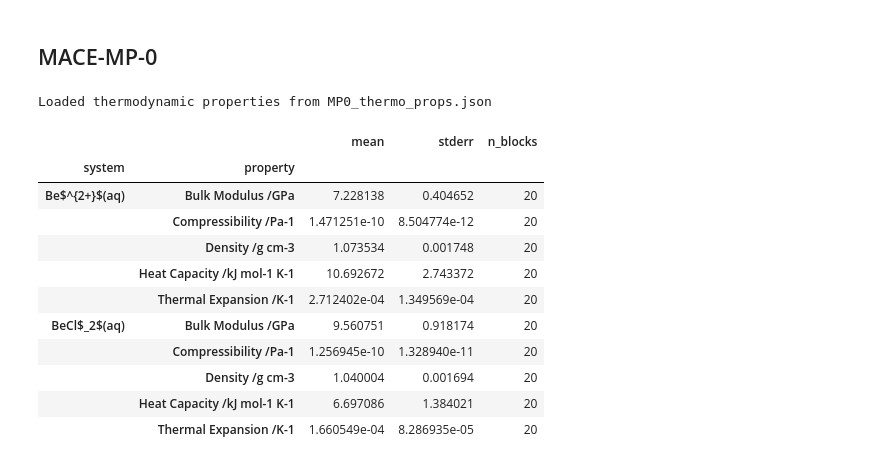
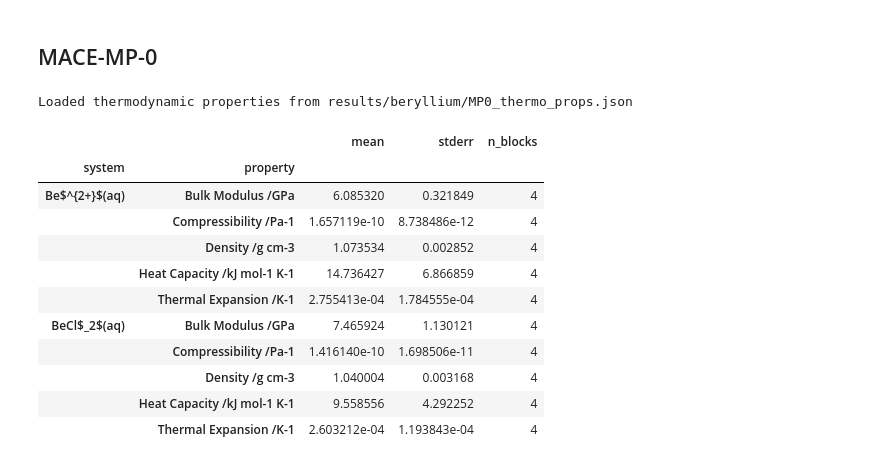
Before and after one commit to viktorsvahn/water, a Jupyter notebook: beryllium.ipynb, the cells around one changed output. Cells and saved outputs as stored; diff of their text form; code cells hidden in the pictures.

Commit message:
Block averaging is now based on a buffer_factor mulitplied by the correlation time

```diff
--- a/beryllium.ipynb
+++ b/beryllium.ipynb
@@ -28,7 +28,7 @@ plt.rcParams.update({'font.size': 14})
 # %% [markdown]
 # Structure
 # %%
-MP0_data = hf.load_data(MP0_paths, root_dir=data_path, fname='travis/rdf_Be_O_[Be1r_O1o].csv')
+MP0_rdf_data = hf.load_data(MP0_paths, root_dir=data_path, fname='travis/rdf_Be_O_[Be1r_O1o].csv')
 # %% [output]
 Loading data for 'Be$^{2+}$(aq)' from '../data/MACE-MP-0/112_water/Be2+/travis/rdf_Be_O_[Be1r_O1o].csv'
 Loading data for 'BeCl$_2$(aq)' from '../data/MACE-MP-0/112_water/BeCl2/travis/rdf_Be_O_[Be1r_O1o].csv'
@@ -75,26 +75,26 @@ plt.show()
 # %% [markdown]
 ## MACE-MP-0
 # %%
-thermo_df = hf.cached_thermo_props(
-    'MP0_thermo_props.json',
+MP0_thermo_df = hf.cached_thermo_props(
+    'results/beryllium/MP0_thermo_props.json',
     MP0_paths,
     data_path,
     temperature=350.0,
-    correlation_times={"density": 500, "enthalpy": 500, "heat_capacity": 500, "compressibility": 500, "bulk_modulus": 500, "thermal_expansion": 500},
-    block_factor=10,
+    correlation_times={"density": 500, "heat_capacity": 500, "compressibility": 500, "bulk_modulus": 500, "thermal_expansion": 500},
+    block_factor=5,
 )
-thermo_df
+MP0_thermo_df
 # %% [output]
-Loaded thermodynamic properties from MP0_thermo_props.json
+Loaded thermodynamic properties from results/beryllium/MP0_thermo_props.json
 |  |  | mean | stderr | n_blocks |
 | system | property |  |  |  |
-| Be$^{2+}$(aq) | Bulk Modulus /GPa | 7.228138 | 0.404652 | 20 |
-|  | Compressibility /Pa-1 | 1.471251e-10 | 8.504774e-12 | 20 |
-|  | Density /g cm-3 | 1.073534 | 0.001748 | 20 |
-|  | Heat Capacity /kJ mol-1 K-1 | 10.692672 | 2.743372 | 20 |
-|  | Thermal Expansion /K-1 | 2.712402e-04 | 1.349569e-04 | 20 |
-| BeCl$_2$(aq) | Bulk Modulus /GPa | 9.560751 | 0.918174 | 20 |
-|  | Compressibility /Pa-1 | 1.256945e-10 | 1.328940e-11 | 20 |
-|  | Density /g cm-3 | 1.040004 | 0.001694 | 20 |
-|  | Heat Capacity /kJ mol-1 K-1 | 6.697086 | 1.384021 | 20 |
-|  | Thermal Expansion /K-1 | 1.660549e-04 | 8.286935e-05 | 20 |
+| Be$^{2+}$(aq) | Bulk Modulus /GPa | 6.085320 | 0.321849 | 4 |
+|  | Compressibility /Pa-1 | 1.657119e-10 | 8.738486e-12 | 4 |
+|  | Density /g cm-3 | 1.073534 | 0.002852 | 4 |
+|  | Heat Capacity /kJ mol-1 K-1 | 14.736427 | 6.866859 | 4 |
+|  | Thermal Expansion /K-1 | 2.755413e-04 | 1.784555e-04 | 4 |
+| BeCl$_2$(aq) | Bulk Modulus /GPa | 7.465924 | 1.130121 | 4 |
+|  | Compressibility /Pa-1 | 1.416140e-10 | 1.698506e-11 | 4 |
+|  | Density /g cm-3 | 1.040004 | 0.003168 | 4 |
+|  | Heat Capacity /kJ mol-1 K-1 | 9.558556 | 4.292252 | 4 |
+|  | Thermal Expansion /K-1 | 2.603212e-04 | 1.193843e-04 | 4 |
```
Also changed, not shown: parts of 2 cells of this notebook, 5 other files.
